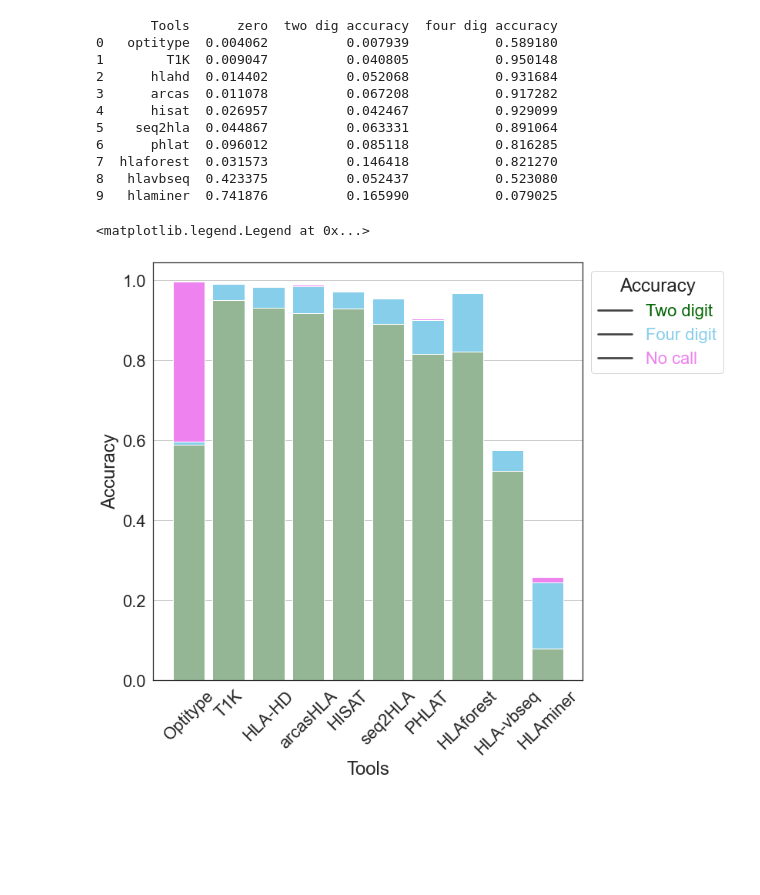
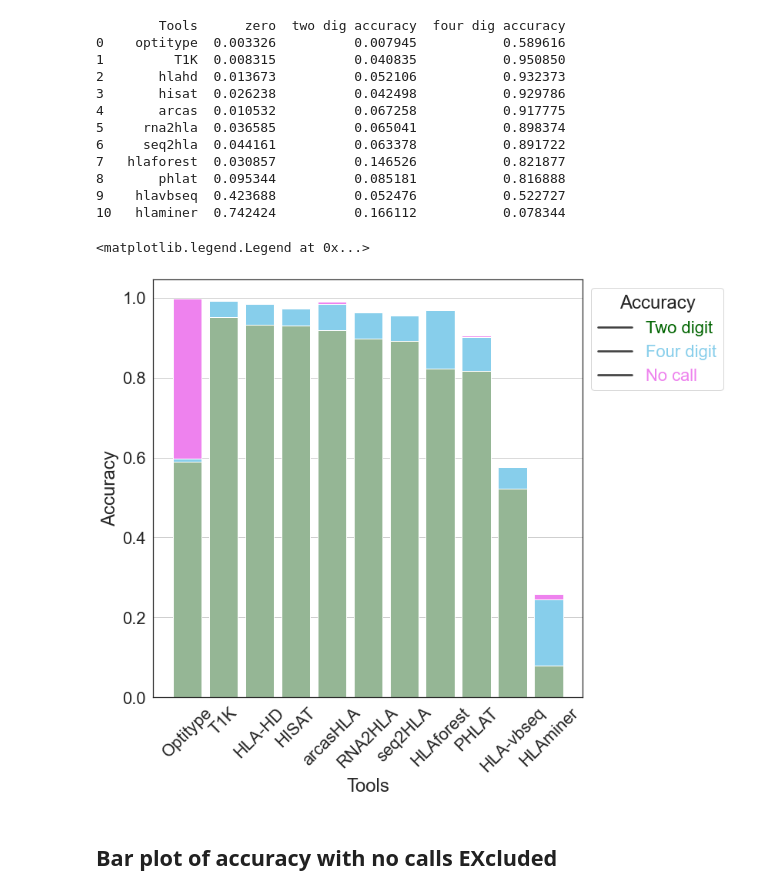
Before and after one commit to ydottie/hlaproject, a Jupyter notebook: notebooks/accuracy.ipynb, the cells around one changed output. Saved outputs shown, nothing was run; the diff lists cells and outputs as text; code cells hidden in the pictures; blank space fills up the shorter version.

```diff
--- a/notebooks/accuracy.ipynb
+++ b/notebooks/accuracy.ipynb
@@ -5,3 +5,6 @@ import matplotlib as mpl
 import matplotlib.pyplot as plt
 import seaborn as sns
 from utils import *
+# %%
+tools=["optitype",'T1K','hlahd','hisat',"arcas",'rna2hla',"seq2hla","hlaforest","phlat","hlavbseq",'hlaminer']
+my_order=["Optitype","T1K","HLA-HD","HISAT","arcasHLA","RNA2HLA","seq2HLA","HLAforest","PHLAT","HLA-vbseq",'HLAminer']
@@ -9,24 +53,3 @@ from utils import *
 font = {'size'   : 1}
 
 mpl.rcParams["font.size"] = 18
-# %%
-data = list()
-tools=["optitype",'T1K','hlahd',"arcas",'hisat',"seq2hla","phlat","hlaforest","hlavbseq",'hlaminer']
-#datasets=["1","d2","d3","d4","d5","d6"]
-for t in tools:
-    total = []
-    for d in range(1,7):
-        gs=pd.read_csv("../datasets/"+str(d)+"_gs.csv")
-        pre=pd.read_csv("../results/standard/"+str(t)+"_d"+str(d)+".csv")
-
-        for gene in ["A", "B", "C", "DQB1", "DRB1"]:
-            target = gene + ".1"
-            if (target not in pre.columns):
-                continue
-            pre[target].fillna(pre[gene], inplace=True)
-
-
-        ret=compute_matches(pre,gs)
-        print(t,"d"+str(d),ret)
-        total.append(ret)
-    data.append(total)
@@ -51,6 +58,6 @@ hlaminer d6 ([0, 1], [0, 2], [0, 5], [0, 0])
 # %%
 # Calculating Class I and Class II Accuracy -- NO CALLS INCLUDED
-data = np.array(data)
+data = np.array(rawdata)
 
 classIresults = []
 classIIresults = []
@@ -101,38 +108,38 @@ print(allresults)
 # %%
 # combined accuracy bar plot (not split by class 1 and class 2) -- NO CALLS INCLUDED
 
 combined_df = pd.DataFrame({'Tools': tools, 'zero': allresults[:, 0],'two dig accuracy': allresults[:, 1],'four dig accuracy': allresults[:, 2]})
 print(combined_df)
 
 sns.set_context("paper")
 sns.color_palette("pastel")
 sns.set(rc={'figure.figsize':(10,10)})
 sns.set(font_scale=2)
 sns.set_style("white")
 plt.grid()
 
-
-my_order=["Optitype","T1K","HLA-HD","arcasHLA","HISAT","seq2HLA","PHLAT","HLAforest","HLA-vbseq",'HLAminer']
-
 ax = sns.barplot(data=combined_df,x='Tools',y='four dig accuracy',color = "darkseagreen")
 ax.bar(tools,allresults[:, 1],bottom=allresults[:, 2], color='skyblue')
 ax.bar(tools,allresults[:, 3],bottom=allresults[:, 2]+allresults[:, 1], color='violet')
 
 
 ax.set_xticklabels(labels=my_order, rotation = 45)
 ax.set_ylabel("Accuracy")
 plt.legend(title='Accuracy', loc='upper left', labels=['Two digit', 'Four digit','No call'], labelcolor=['darkgreen','skyblue','violet'],bbox_to_anchor=(1,1))
 # %% [output]
-       Tools      zero  two dig accuracy  four dig accuracy
-0   optitype  0.004062          0.007939           0.589180
-1        T1K  0.009047          0.040805           0.950148
-2      hlahd  0.014402          0.052068           0.931684
-3      arcas  0.011078          0.067208           0.917282
-4      hisat  0.026957          0.042467           0.929099
-5    seq2hla  0.044867          0.063331           0.891064
-6      phlat  0.096012          0.085118           0.816285
-7  hlaforest  0.031573          0.146418           0.821270
-8   hlavbseq  0.423375          0.052437           0.523080
-9   hlaminer  0.741876          0.165990           0.079025
+        Tools      zero  two dig accuracy  four dig accuracy
+0    optitype  0.003326          0.007945           0.589616
+1         T1K  0.008315          0.040835           0.950850
+2       hlahd  0.013673          0.052106           0.932373
+3       hisat  0.026238          0.042498           0.929786
+4       arcas  0.010532          0.067258           0.917775
+5     rna2hla  0.036585          0.065041           0.898374
+6     seq2hla  0.044161          0.063378           0.891722
+7   hlaforest  0.030857          0.146526           0.821877
+8       phlat  0.095344          0.085181           0.816888
+9    hlavbseq  0.423688          0.052476           0.522727
+10   hlaminer  0.742424          0.166112           0.078344
 <matplotlib.legend.Legend at 0x...>
-[figure, old version]
+[figure, new version]
+# %% [markdown]
+## Bar plot of accuracy with no calls EXcluded
```
Also changed, not shown: parts of 12 cells of this notebook, 1 other file.
